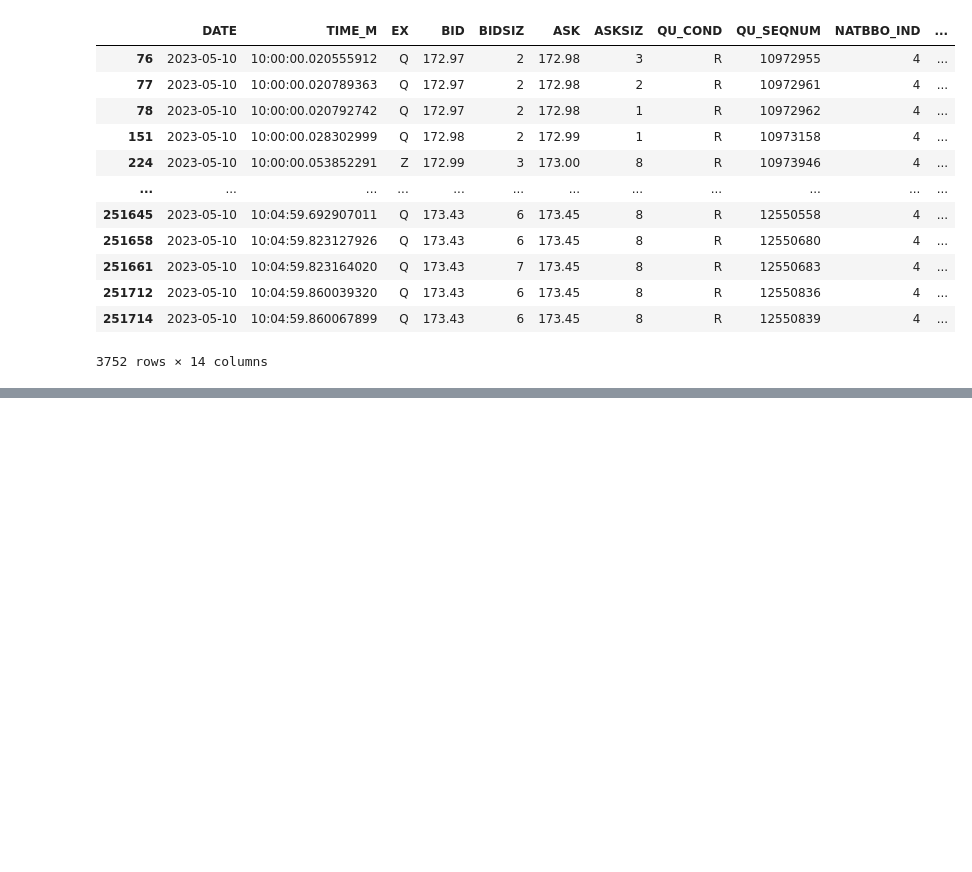
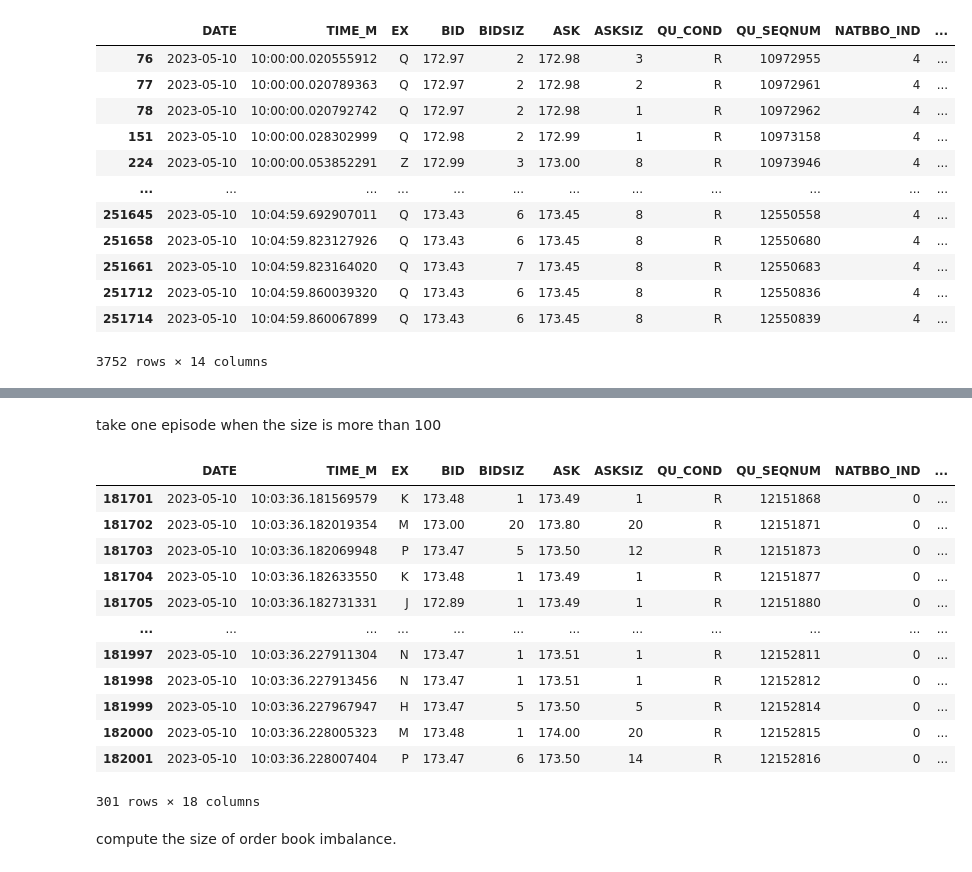
Before and after one commit to changjulian17/mqf_practice, a Jupyter notebook: QF621_Quant_Trading_Strats/order_rebalancing/main.ipynb, the cells around one changed output, grey strips where cells are left out. Cells and saved outputs as stored; diff of their text form; code cells hidden in the pictures; blank space fills up the shorter version.

```diff
--- a/QF621_Quant_Trading_Strats/order_rebalancing/main.ipynb
+++ b/QF621_Quant_Trading_Strats/order_rebalancing/main.ipynb
@@ -108,0 +158,21 @@ tracker.bid_sizes, sum(tracker.bid_sizes.values())
+# %% [markdown]
+take one episode when the size is more than 100
+# %%
+filtered_df = df.loc[181701:182001]
+filtered_df
+# %% [output]
+|  | DATE | TIME_M | EX | BID | BIDSIZ | ASK | ASKSIZ | QU_COND | QU_SEQNUM | NATBBO_IND | ... |
+| 181701 | 2023-05-10 | 10:03:36.181569579 | K | 173.48 | 1 | 173.49 | 1 | R | 12151868 | 0 | ... |
+| 181702 | 2023-05-10 | 10:03:36.182019354 | M | 173.00 | 20 | 173.80 | 20 | R | 12151871 | 0 | ... |
+| 181703 | 2023-05-10 | 10:03:36.182069948 | P | 173.47 | 5 | 173.50 | 12 | R | 12151873 | 0 | ... |
+| 181704 | 2023-05-10 | 10:03:36.182633550 | K | 173.48 | 1 | 173.49 | 1 | R | 12151877 | 0 | ... |
+| 181705 | 2023-05-10 | 10:03:36.182731331 | J | 172.89 | 1 | 173.49 | 1 | R | 12151880 | 0 | ... |
+| ... | ... | ... | ... | ... | ... | ... | ... | ... | ... | ... | ... |
+| 181997 | 2023-05-10 | 10:03:36.227911304 | N | 173.47 | 1 | 173.51 | 1 | R | 12152811 | 0 | ... |
+| 181998 | 2023-05-10 | 10:03:36.227913456 | N | 173.47 | 1 | 173.51 | 1 | R | 12152812 | 0 | ... |
+| 181999 | 2023-05-10 | 10:03:36.227967947 | H | 173.47 | 5 | 173.50 | 5 | R | 12152814 | 0 | ... |
+| 182000 | 2023-05-10 | 10:03:36.228005323 | M | 173.48 | 1 | 174.00 | 20 | R | 12152815 | 0 | ... |
+| 182001 | 2023-05-10 | 10:03:36.228007404 | P | 173.47 | 6 | 173.50 | 14 | R | 12152816 | 0 | ... |
+301 rows × 18 columns
+# %% [markdown]
+compute the size of order book imbalance.
```
Also changed, not shown: parts of 11 cells of this notebook.
